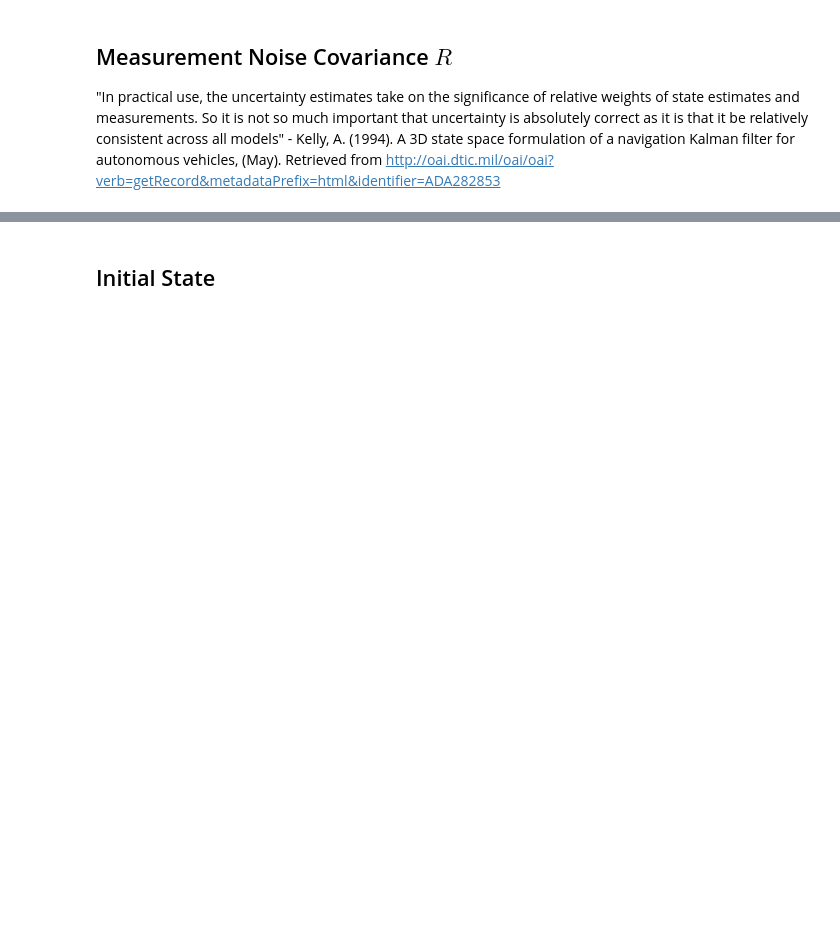
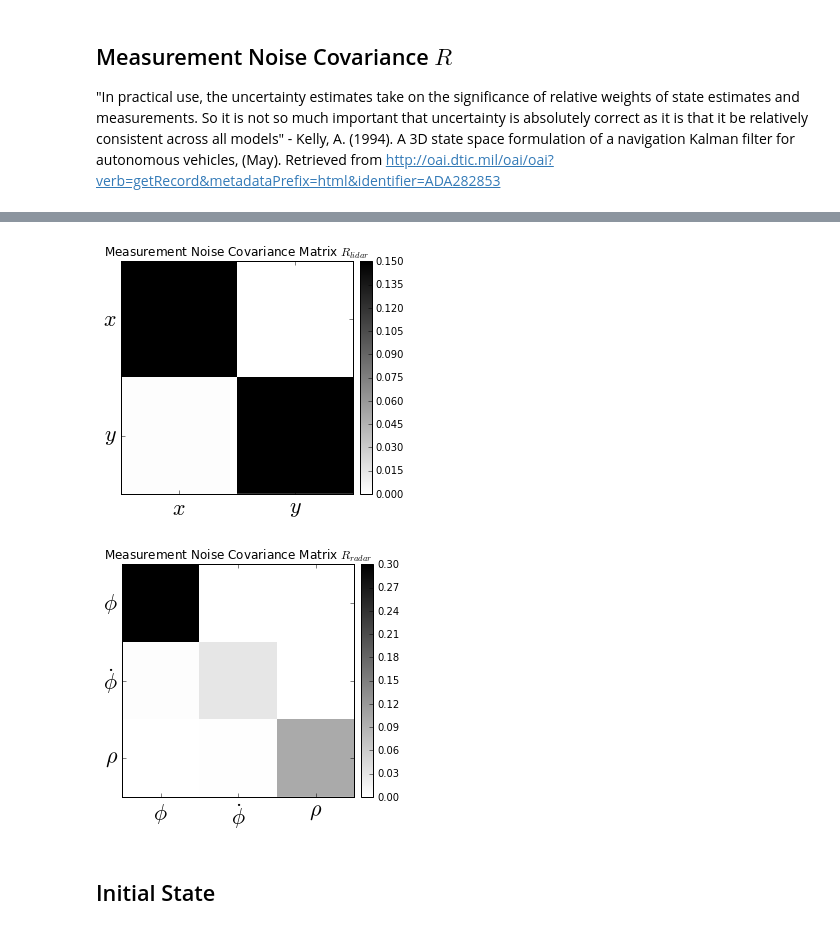
Before and after one commit to da-phil/SDC-Unscented-Kalman-Filter, a Jupyter notebook: scripts/Extended-Kalman-Filter-CTRV.ipynb, the cells around one changed output, grey strips where cells are left out. Saved outputs shown, nothing was run; the diff lists cells and outputs as text; code cells hidden in the pictures; blank space fills up the shorter version.

```diff
--- a/scripts/Extended-Kalman-Filter-CTRV.ipynb
+++ b/scripts/Extended-Kalman-Filter-CTRV.ipynb
@@ -5,11 +5,12 @@
 # %%
 import numpy as np
 %matplotlib inline
+import csv
 import matplotlib.dates as mdates
 import matplotlib.pyplot as plt
 from mpl_toolkits.axes_grid1 import make_axes_locatable
 from scipy.stats import norm
-from sympy import Symbol, symbols, Matrix, sin, cos
+from sympy import Symbol, symbols, latex, Matrix, sin, cos, sqrt, atan, Pow, Rational
 from sympy import init_printing
 init_printing(use_latex=True)
 
@@ -25,24 +26,25 @@ float_formatter = lambda x: "%10.5f" % x
 np.set_printoptions(formatter={'float_kind' : float_formatter})
 
 numstates = 5 # States
-states = ['$x$', '$y$', '$v$', '$\psi$', '$\dot \psi$']
+estimated_states = ['$x$', '$y$', '$v$', '$\psi$', '$\dot \psi$']
 
-def plot_covariance_matrix(fig, cov):
+def plot_covariance_matrix(fig, cov, states=estimated_states):
+    states_num = len(states)
     im = plt.imshow(cov, interpolation="none", cmap=plt.get_cmap('binary'))
     ylocs, ylabels = plt.yticks()
     # set the locations of the yticks
-    plt.yticks(np.arange(cov.shape[0]+1))
+    plt.yticks(np.arange(states_num))
     # set the locations and labels of the yticks
-    plt.yticks(np.arange(cov.shape[0]),(states), fontsize=22)
+    plt.yticks(np.arange(states_num),states, fontsize=22)
 
     xlocs, xlabels = plt.xticks()
     # set the locations of the yticks
-    plt.xticks(np.arange(cov.shape[0]+1))
+    plt.xticks(np.arange(states_num))
     # set the locations and labels of the yticks
-    plt.xticks(np.arange(cov.shape[0]),(states), fontsize=22)
+    plt.xticks(np.arange(states_num),states, fontsize=22)
 
-    plt.xlim([-0.5,4.5])
-    plt.ylim([4.5, -0.5])
+    plt.xlim([-0.5, (states_num-1)+0.5])
+    plt.ylim([(states_num-1)+0.5, -0.5])
 
     divider = make_axes_locatable(plt.gca())
     cax = divider.append_axes("right", "5%", pad="3%")
@@ -289,0 +244,15 @@ GPS=(ds!=0.0).astype('bool') # GPS Trigger for Kalman Filter
+# %%
+stdLidar       = 0.15   # standard deviation of lidar position measurement, applies for x and y [m]
+stdRadarRange  = 0.3    # standard deviation of radius radar measurement [m]
+stdRadarRo     = 0.03   # standard deviation of angle radar measurement [rad]
+stdRadarRoDot  = 0.1    # standard deviation of angle rate radar measurement [rad/s]
+R_lidar = np.matrix([[stdLidar,  0.0,      ],
+                     [0.0,       stdLidar, ]])
+print(R_lidar)
+print("Shape: {}".format(R_lidar.shape))
+
+R_radar =  np.matrix([[stdRadarRange, 0.0,         0],
+                     [0.0,            stdRadarRo,  0],
+                     [0.0,            0.0,         stdRadarRoDot]])
+print(R_radar)
+print("Shape: {}".format(R_radar.shape))
@@ -290,3 +267,14 @@ GPS=(ds!=0.0).astype('bool') # GPS Trigger for Kalman Filter
+# %%
+fig = plt.figure(figsize=(4.5, 4.5))
+plt.title('Measurement Noise Covariance Matrix $R_{lidar}$')
+plot_covariance_matrix(fig, R_lidar, ["$x$", "$y$"])
+
+fig = plt.figure(figsize=(4.5, 4.5))
+plt.title('Measurement Noise Covariance Matrix $R_{radar}$')
+plot_covariance_matrix(fig, R_radar, ["$\phi$", "$\dot\phi$", "$\\rho$"])
+# %% [output]
+[figure, added]
+[figure, added]
 # %% [markdown]
 ## Initial State
 # %%
```
Also changed, not shown: parts of 18 cells of this notebook.
